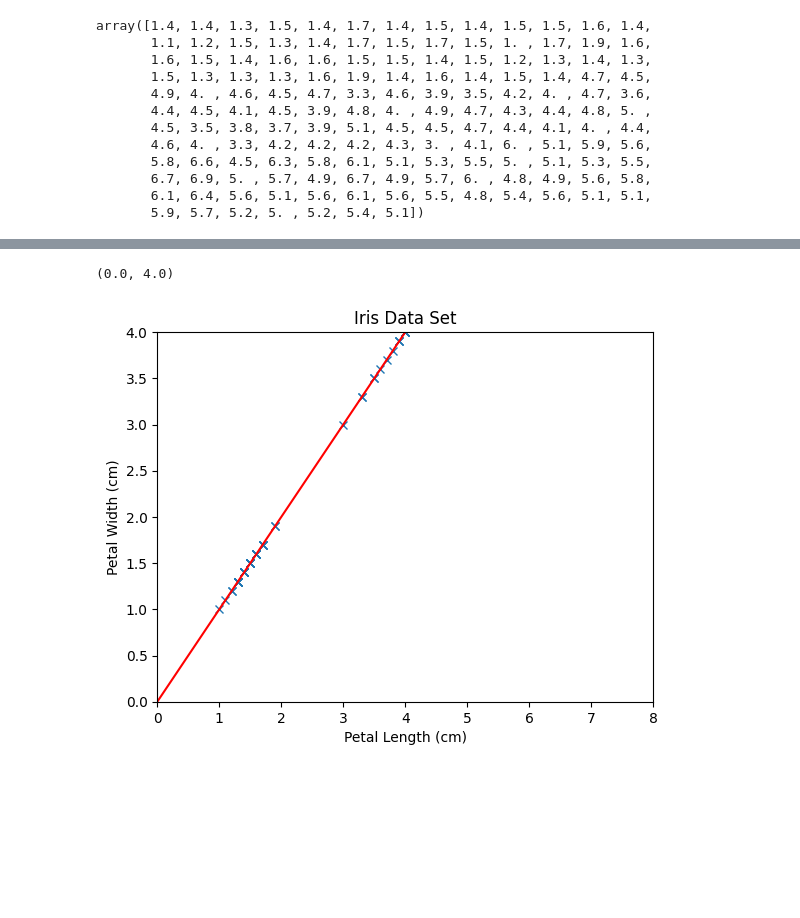
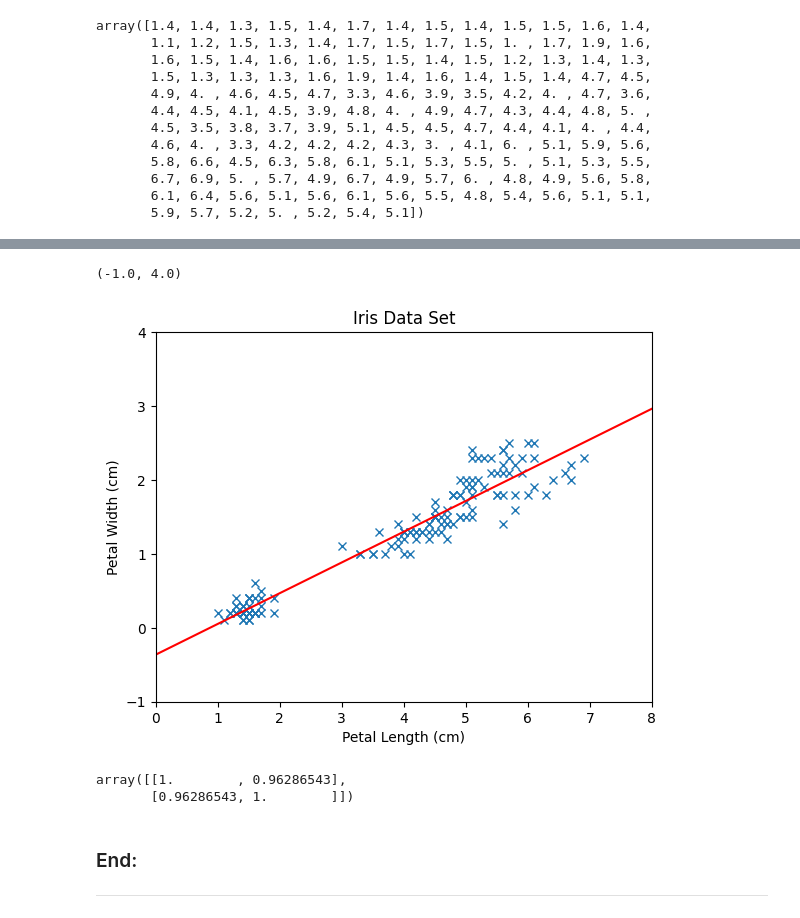
Before and after one commit to CarlosRigueti/Mywork, a Jupyter notebook: iris.ipynb, the cells around one changed output, grey strips where cells are left out. Saved outputs shown, nothing was run; the diff lists cells and outputs as text; code cells hidden in the pictures; blank space fills up the shorter version.

```diff
--- a/iris.ipynb
+++ b/iris.ipynb
@@ -109,7 +120,7 @@ array([1.4, 1.4, 1.3, 1.5, 1.4, 1.7, 1.4, 1.5, 1.4, 1.5, 1.5, 1.6, 1.4,
        5.9, 5.7, 5.2, 5. , 5.2, 5.4, 5.1])
 # %%
 # Petal widths.
-pwidth = df['petal_length'].to_numpy()
+pwidth = df['petal_width'].to_numpy()
 
 # Show.
 pwidth
@@ -181,26 +217,40 @@ print (m, c)
+# %%
+# x values for best fit line.
+bf_x = np.linspace(0.0, 8.0, 100)
+
+# y values for best fit line.
+bf_y = m * bf_x + c
 # %%
 # Create a new figure and set of axes.
 fig, ax = plt.subplots()
 
 # Simple plot.
 ax.plot(plen, pwidth, 'x')
 
 # Simple plot.
-
 ax.plot(bf_x, bf_y, 'r-')
 
 # Axis labels.
 ax.set_xlabel('Petal Length (cm)')
 ax.set_ylabel('Petal Width (cm)')
 
 # Title.
 ax.set_title('Iris Data Set')
 
 # X limits.
 ax.set_xlim(0, 8)
 
 # Y limits.
-ax.set_ylim(0, 4)
+ax.set_ylim(-1, 4)
 # %% [output]
-(0.0, 4.0)
+(-1.0, 4.0)
-[figure, old version]
+[figure, new version]
+# %%
+# Measure the correlation.
+np.corrcoef(plen, pwidth)
+# %% [output]
+array([[1.        , 0.96286543],
+       [0.96286543, 1.        ]])
+# %% [markdown]
+### End:
+***
```
Also changed, not shown: parts of 14 cells of this notebook, 3 other files.
